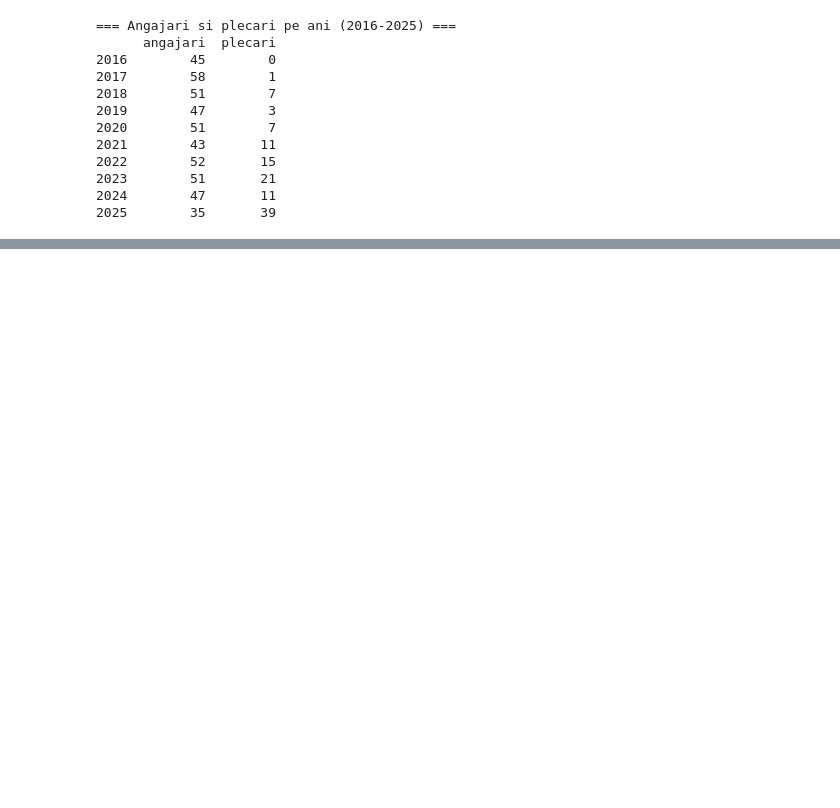
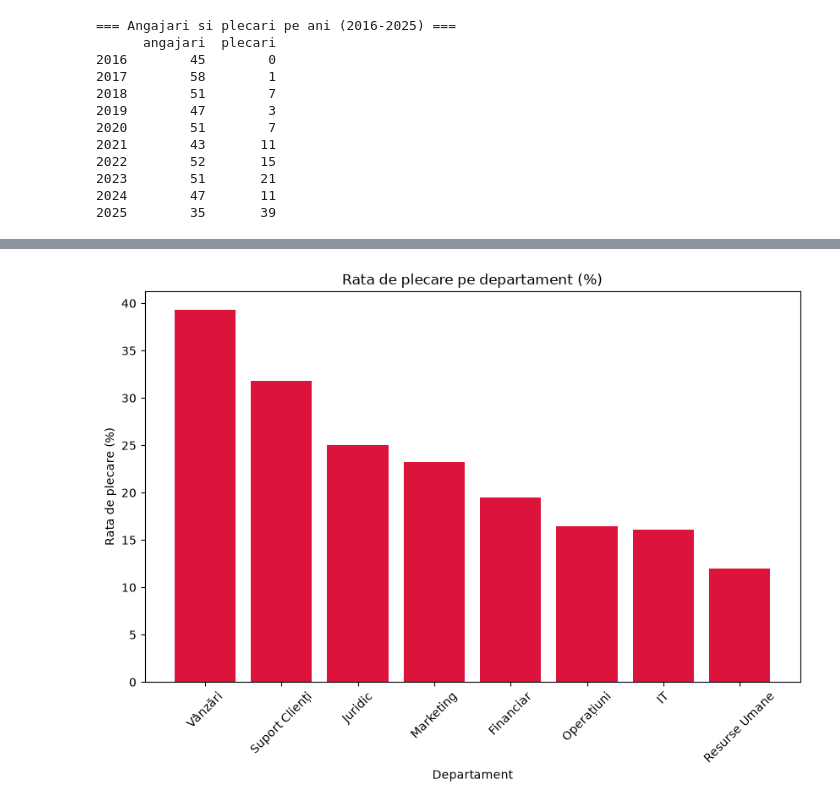
Before and after one commit to CristianaTrandafir/Proiect_Final_TrandafirCristiana, a Jupyter notebook: 02_Python_analiza.ipynb, the cells around one changed output, grey strips where cells are left out. Saved outputs shown, nothing was run; the diff lists cells and outputs as text; code cells hidden in the pictures; blank space fills up the shorter version.

```diff
--- a/02_Python_analiza.ipynb
+++ b/02_Python_analiza.ipynb
@@ -410,0 +521,14 @@ print(tabel_ani)
+# %%
+"""G3 - Bar chart: Rata de plecare pe departament (%)"""
+
+rata_depart = (angajati.groupby('nume_departament')['plecat'].mean() * 100).sort_values(ascending=False)
+
+plt.figure(figsize=(10,6))
+plt.bar(rata_depart.index, rata_depart.values, color='crimson')
+plt.title("Rata de plecare pe departament (%)")
+plt.xlabel("Departament")
+plt.ylabel("Rata de plecare (%)")
+plt.xticks(rotation=45)
+plt.show()
+# %% [output]
+[figure, added]
```
Also changed, not shown: parts of 17 cells of this notebook.
